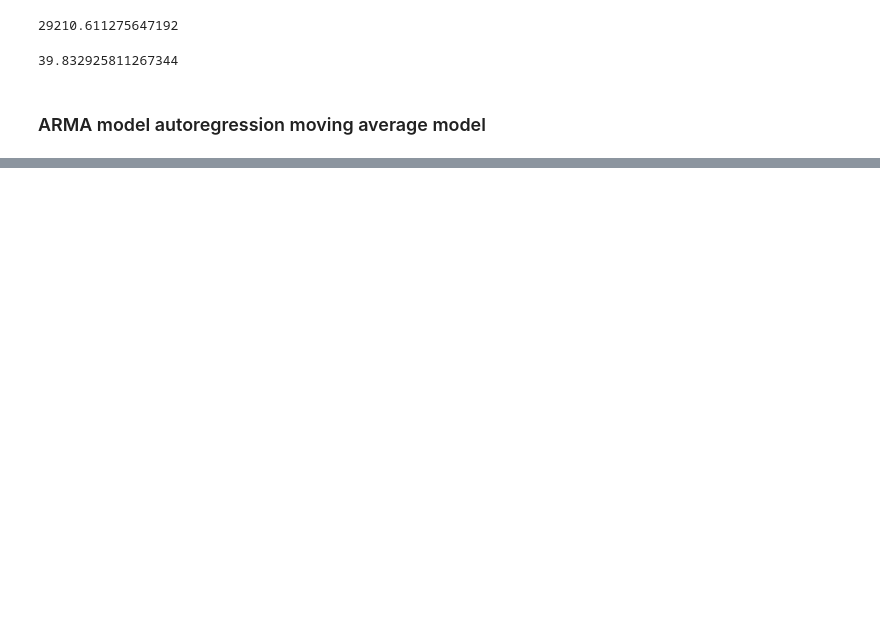
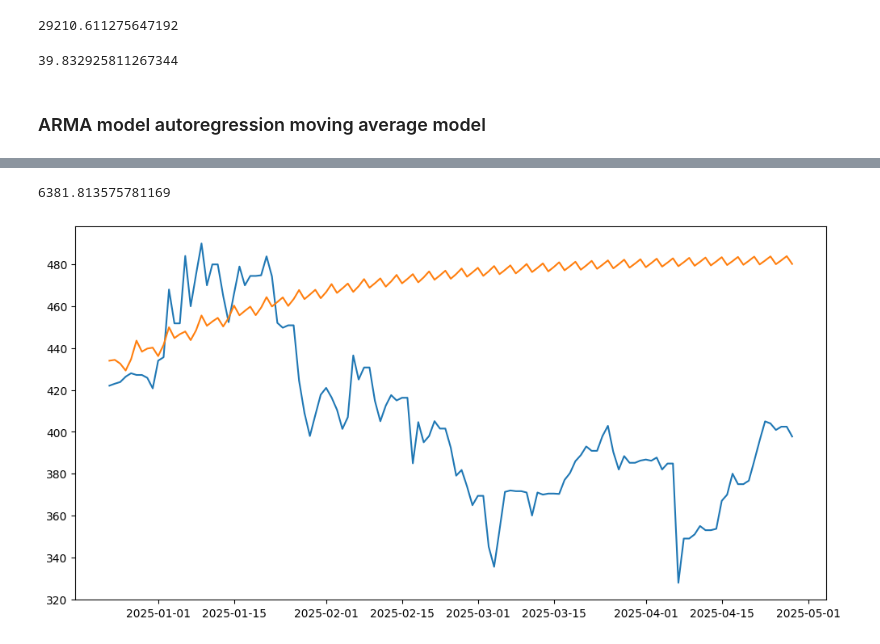
Before and after one commit to ShahidAzadd/Time-Series, a Jupyter notebook: arima_model.ipynb, the cells around one changed output, grey strips where cells are left out. Cells and saved outputs as stored; diff of their text form; code cells hidden in the pictures; blank space fills up the shorter version.

Commit message:
Add Sarima

```diff
--- a/arima_model.ipynb
+++ b/arima_model.ipynb
@@ -106,0 +137,17 @@ plt.plot(test_data.index,predictions,label='predictions')
+# %%
+p,d,q, = 2,0,2 # lag term taking into account
+P,D,Q,s = 4,1,2,3
+model = SARIMAX(train_data, order=(p,d,q), seasonal_order=(P,D,Q,s))
+model_fit = model.fit()
+predictions = model_fit.predict(
+    start = len(train_data),
+    end = len(train_data) +len(test_data)-1,
+    dynamic=False
+)
+plt.figure(figsize=(12,6))
+plt.plot(test_data.index,test_data,label='Test-data')
+plt.plot(test_data.index,predictions,label='predictions')
+print(mean_squared_error(test_data, predictions))
+# %% [output]
+6381.813575781169
+[figure, added]
```
Also changed, not shown: parts of 9 cells of this notebook.
